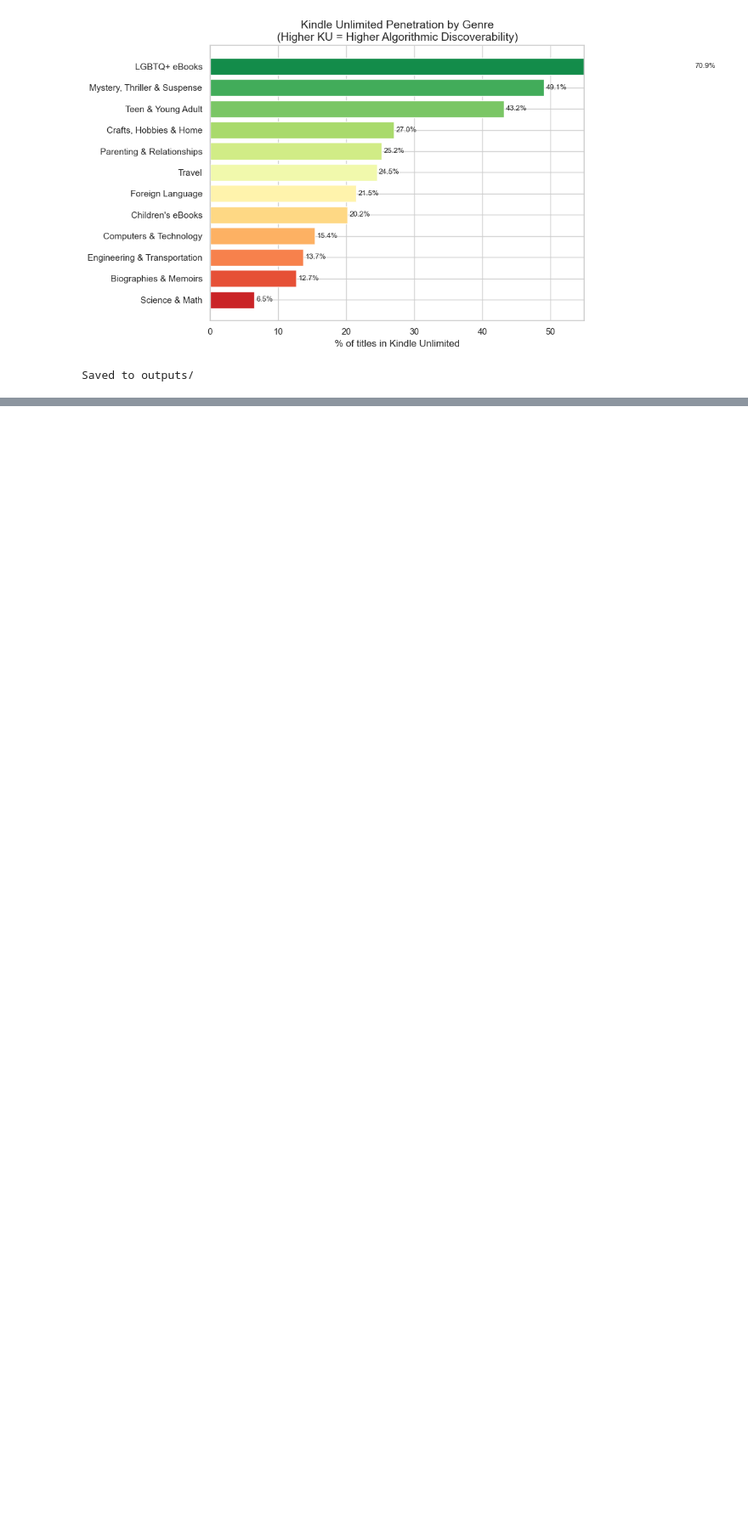
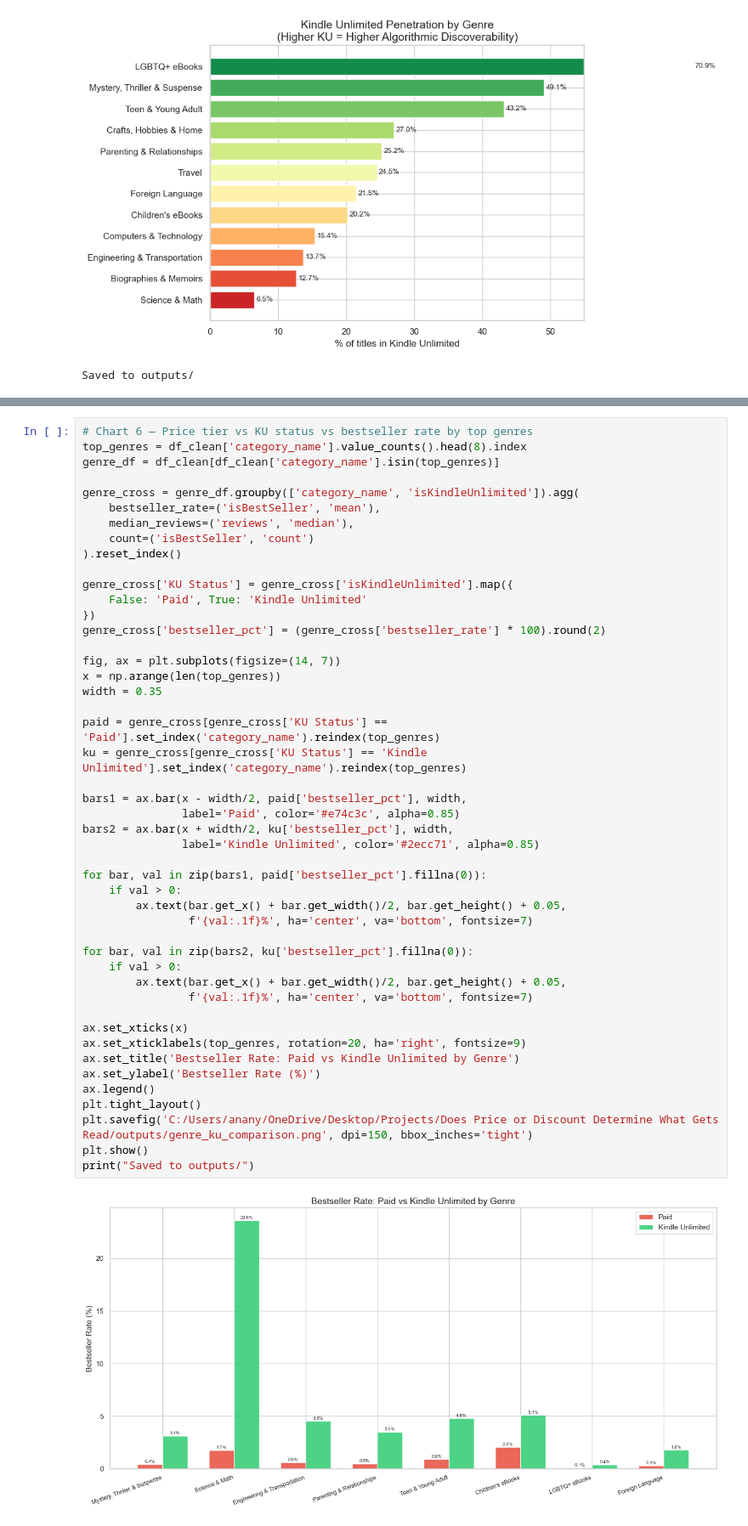
Before and after one commit to ananyaontheshor/kindle-discoverability-analysis, a Jupyter notebook: notebooks/01_eda.ipynb, the cells around one changed output, grey strips where cells are left out. Shown at 85% size. Drawn from its saved outputs; the diff is of its cells as text; blank space fills up the shorter version.

```diff
--- a/notebooks/01_eda.ipynb
+++ b/notebooks/01_eda.ipynb
@@ -257,0 +311,49 @@ Saved to outputs/
+# %%
+# Chart 6 — Price tier vs KU status vs bestseller rate by top genres
+top_genres = df_clean['category_name'].value_counts().head(8).index
+genre_df = df_clean[df_clean['category_name'].isin(top_genres)]
+
+genre_cross = genre_df.groupby(['category_name', 'isKindleUnlimited']).agg(
+    bestseller_rate=('isBestSeller', 'mean'),
+    median_reviews=('reviews', 'median'),
+    count=('isBestSeller', 'count')
+).reset_index()
+
+genre_cross['KU Status'] = genre_cross['isKindleUnlimited'].map({
+    False: 'Paid', True: 'Kindle Unlimited'
+})
+genre_cross['bestseller_pct'] = (genre_cross['bestseller_rate'] * 100).round(2)
+
+fig, ax = plt.subplots(figsize=(14, 7))
+x = np.arange(len(top_genres))
+width = 0.35
+
+paid = genre_cross[genre_cross['KU Status'] == 'Paid'].set_index('category_name').reindex(top_genres)
+ku = genre_cross[genre_cross['KU Status'] == 'Kindle Unlimited'].set_index('category_name').reindex(top_genres)
+
+bars1 = ax.bar(x - width/2, paid['bestseller_pct'], width,
+               label='Paid', color='#e74c3c', alpha=0.85)
+bars2 = ax.bar(x + width/2, ku['bestseller_pct'], width,
+               label='Kindle Unlimited', color='#2ecc71', alpha=0.85)
+
+for bar, val in zip(bars1, paid['bestseller_pct'].fillna(0)):
+    if val > 0:
+        ax.text(bar.get_x() + bar.get_width()/2, bar.get_height() + 0.05,
+                f'{val:.1f}%', ha='center', va='bottom', fontsize=7)
+
+for bar, val in zip(bars2, ku['bestseller_pct'].fillna(0)):
+    if val > 0:
+        ax.text(bar.get_x() + bar.get_width()/2, bar.get_height() + 0.05,
+                f'{val:.1f}%', ha='center', va='bottom', fontsize=7)
+
+ax.set_xticks(x)
+ax.set_xticklabels(top_genres, rotation=20, ha='right', fontsize=9)
+ax.set_title('Bestseller Rate: Paid vs Kindle Unlimited by Genre')
+ax.set_ylabel('Bestseller Rate (%)')
+ax.legend()
+plt.tight_layout()
+plt.savefig('C:/Users/anany/OneDrive/Desktop/Projects/Does Price or Discount Determine What Gets Read/outputs/genre_ku_comparison.png', dpi=150, bbox_inches='tight')
+plt.show()
+print("Saved to outputs/")
+# %% [output]
+[figure, added]
```
Also changed, not shown: parts of 7 cells of this notebook, 3 other files.
